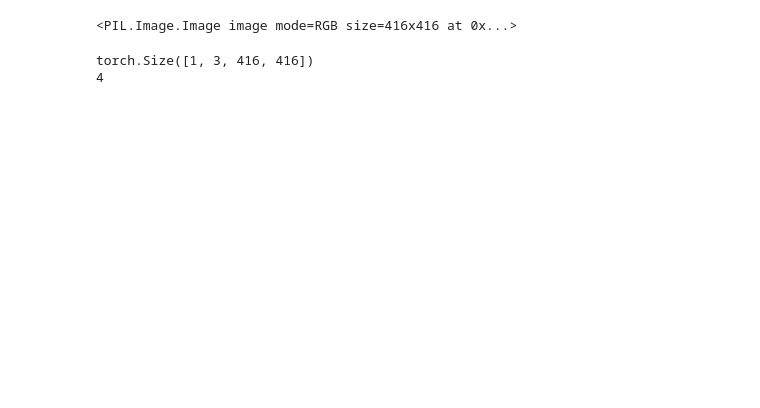
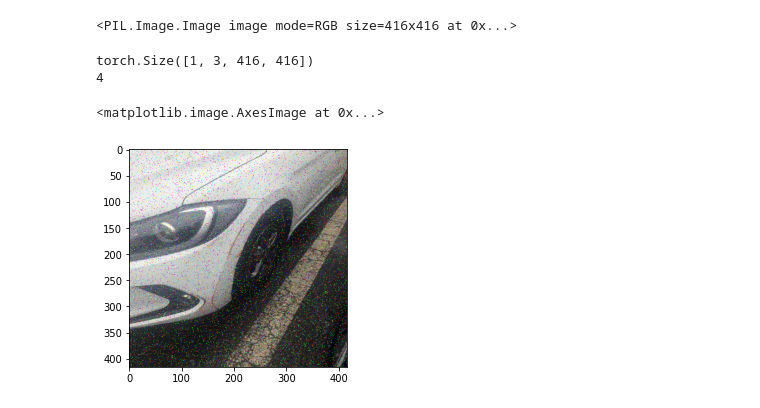
Before and after one commit to ylkim1947/Car-damage-detection-Portfolio-, a Jupyter notebook: Adding noise for image preprocessing.ipynb, the cells around one changed output. Cells and saved outputs as stored; diff of their text form; code cells hidden in the pictures; blank space fills up the shorter version.

```diff
--- a/Adding noise for image preprocessing.ipynb
+++ b/Adding noise for image preprocessing.ipynb
@@ -90,12 +119,19 @@ class TorchvisionMaskDataset(Dataset):
 torchvision_transform = transforms.Compose([
     #transforms.Resize((300, 300)),
     #transforms.RandomCrop(224),
-    transforms.ColorJitter(brightness=0.2, contrast=0.2, saturation=0.2, hue=0.2),
-    transforms.RandomHorizontalFlip(p = 1),
+    #transforms.ColorJitter(brightness=0.2, contrast=0.2, saturation=0.2, hue=0.2),
+    #transforms.RandomHorizontalFlip(p = 1),
     transforms.ToTensor(),
 ])
 
-torchvision_dataset = TorchvisionMaskDataset(
+torchvision_testset = TorchvisionMaskDataset(
     path =testset_path +'/*.jpg',
     transform = torchvision_transform
 )
+
+
+
+torchvision_trainset = TorchvisionMaskDataset(
+    path =trainset_path +'/*.jpg',
+    transform = torchvision_transform
+)
@@ -123,7 +161,13 @@ plt.imshow(img_t)
 BATCH_SIZE = 1
 
 testloader = torch.utils.data.DataLoader(
-    torchvision_dataset,
+    torchvision_testset,
     batch_size=BATCH_SIZE,
     shuffle=False
 )
+
+trainloader = torch.utils.data.DataLoader(
+    torchvision_trainset,
+    batch_size=BATCH_SIZE,
+    shuffle=False
+)
@@ -201,6 +259,14 @@ for num, data in enumerate(testloader):
 # %% [output]
 torch.Size([1, 3, 416, 416])
 4
+# %%
+#img = torch.tensor(random_noise(data, mode ='gaussian', mean=0, var=0.002, clip=False)) # random noise filtering
+img = torch.tensor(random_noise(data, mode ='s&p', amount=0.05, salt_vs_pepper=0.5, clip=False)) # random noise filtering
+img_n = tf(torch.squeeze(img))
+plt.imshow(img_n)
+# %% [output]
+<matplotlib.image.AxesImage at 0x...>
+[figure, added]
 # %%
 img_list_gaus = glob( f"{dataset_path}/test/images_gaussian/" +'/*.jpg')
 # Original 이미지
```
Also changed, not shown: parts of 29 cells of this notebook.
